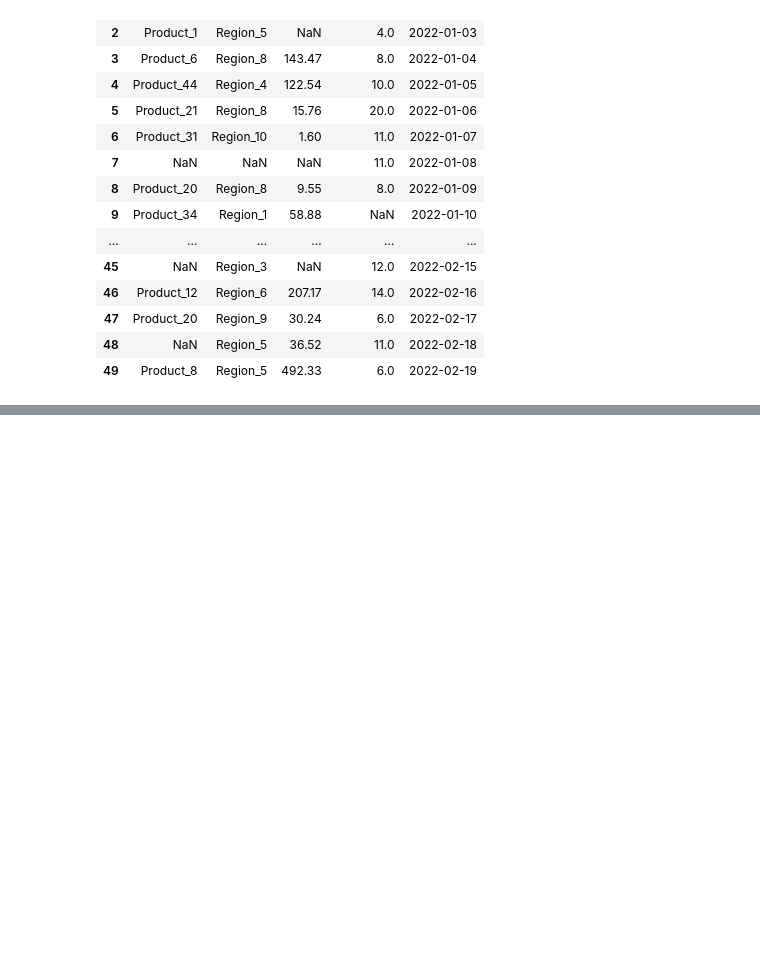
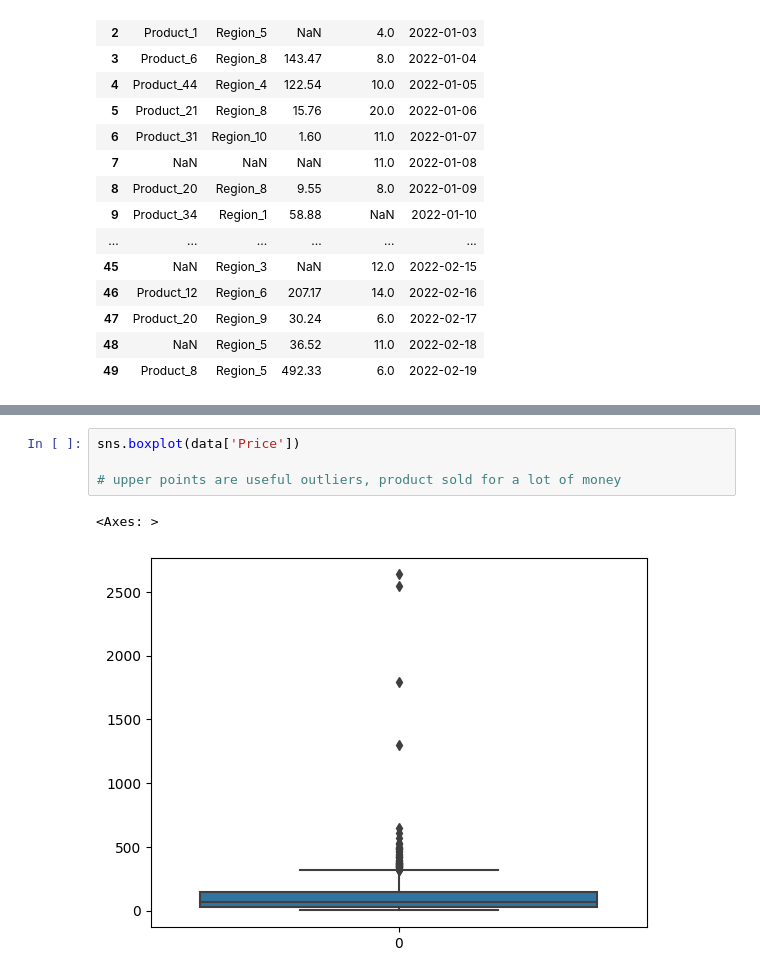
Before and after one commit to darrens2k/intro-to-data-science, a Jupyter notebook: Assignment_1.ipynb, the cells around one changed output, grey strips where cells are left out. Saved outputs shown, nothing was run; the diff lists cells and outputs as text; blank space fills up the shorter version.

```diff
--- a/Assignment_1.ipynb
+++ b/Assignment_1.ipynb
@@ -63,0 +68,7 @@ data.head(50)
+# %%
+sns.boxplot(data['Price'])
+
+# upper points are useful outliers, product sold for a lot of money
+# %% [output]
+<Axes: >
+[figure, added]
```
Also changed, not shown: parts of 19 cells of this notebook.
